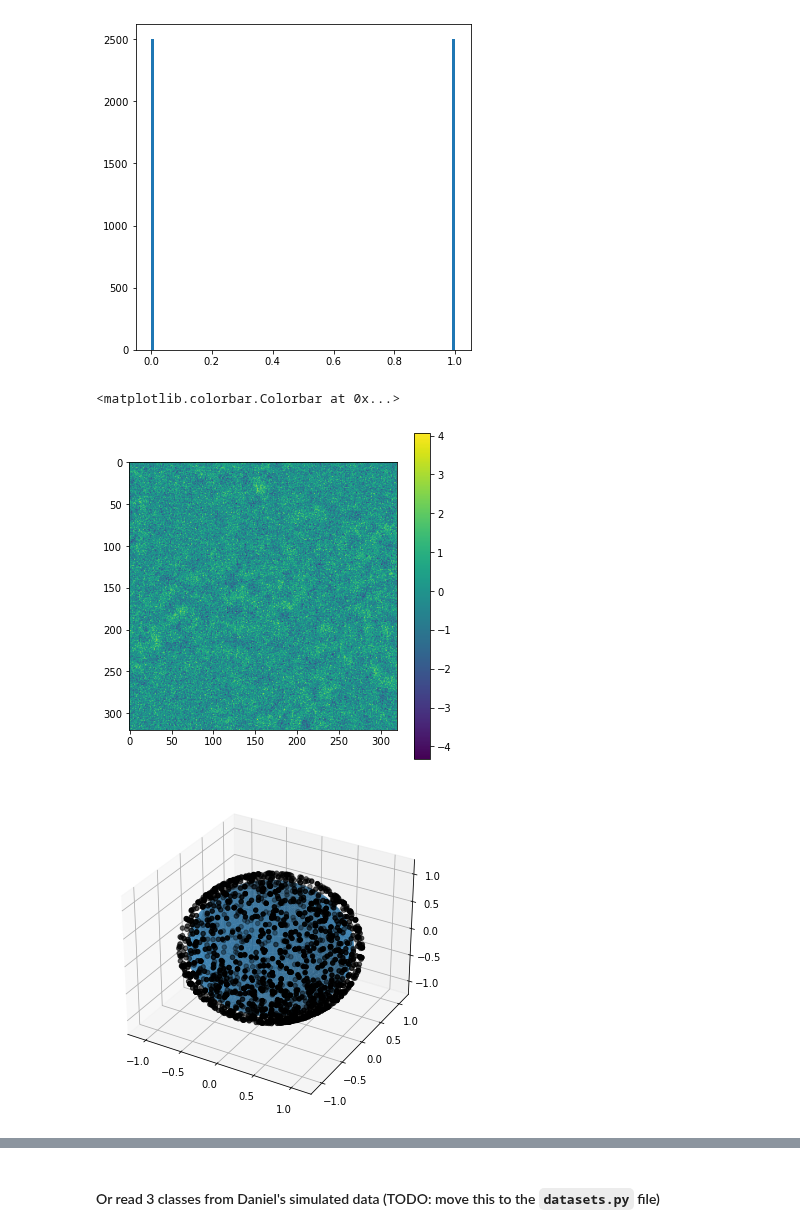
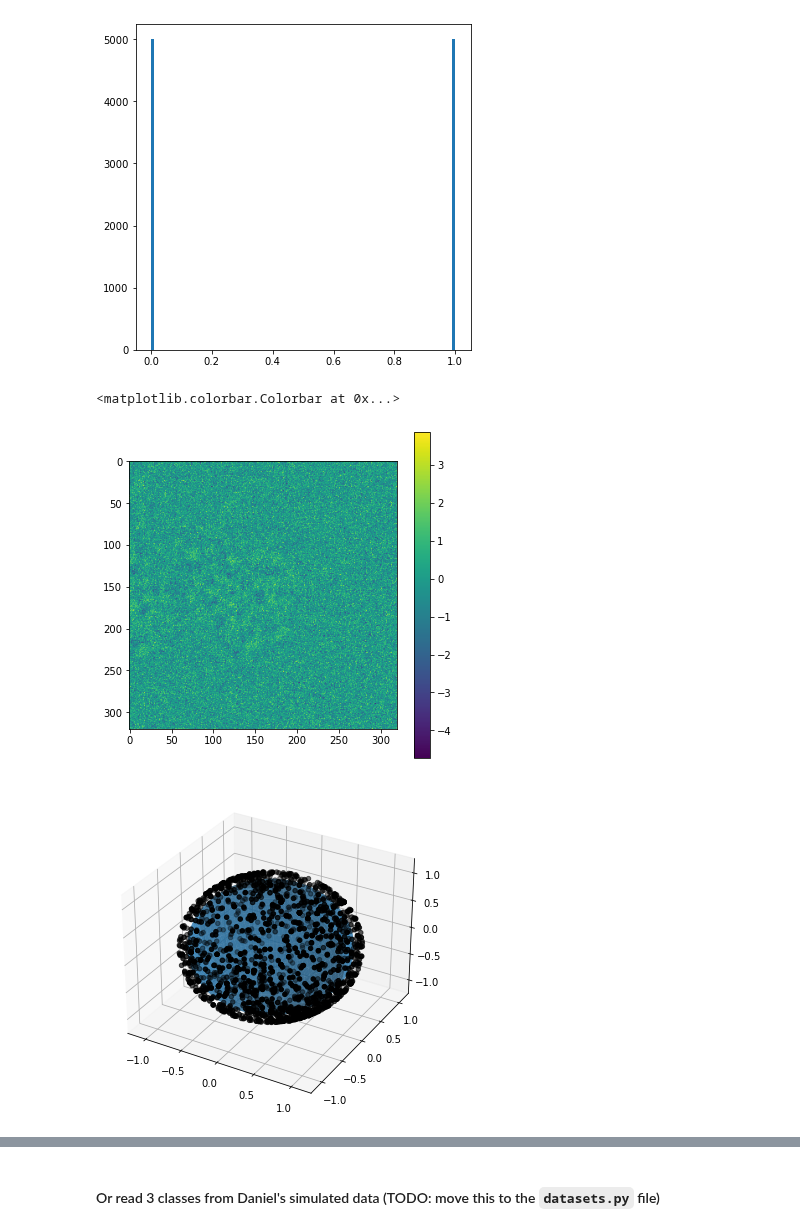
Before and after one commit to bogdantoader/simplecryoem, a Jupyter notebook: nb/Reconstruction_data.ipynb, the cells around one changed output, grey strips where cells are left out. Drawn from its saved outputs; the diff is of its cells as text; code cells hidden in the pictures.

```diff
--- a/nb/Reconstruction_data.ipynb
+++ b/nb/Reconstruction_data.ipynb
@@ -84,7 +84,7 @@ shifts0 = params0["shifts"]
 #### Or a custom heterogeneous dataset with 2 classes
 # %%
 nx = 64
-N_set = [2500, 2500]
+N_set = [5000, 5000]
 
 data_dir1 = "/project/lederman/rrl28/share/CryoEMDataSmall/RelionSample/relion30_tutorial_precalculated_results/"
 star_file1 = "Extract/job020/particles.star"
@@ -129,12 +129,12 @@ _ = plt.hist(bins[:-1], bins, weights=counts)
 # %% [output]
 [figure]
 # %%
-plt.imshow(imgs0[1][12]); plt.colorbar()
+plt.imshow(imgs0[1][3]); plt.colorbar()
 # %% [output]
 <matplotlib.colorbar.Colorbar at 0x...>
-[figure, old version]
+[figure, new version]
 # %%
 plot_angles(angles[np.random.permutation(imgs_f.shape[0])[:2000]])
 # %% [output]
-[figure, old version]
+[figure, new version]
 # %%
```
Also changed, not shown: parts of 12 cells of this notebook, 2 other files.
